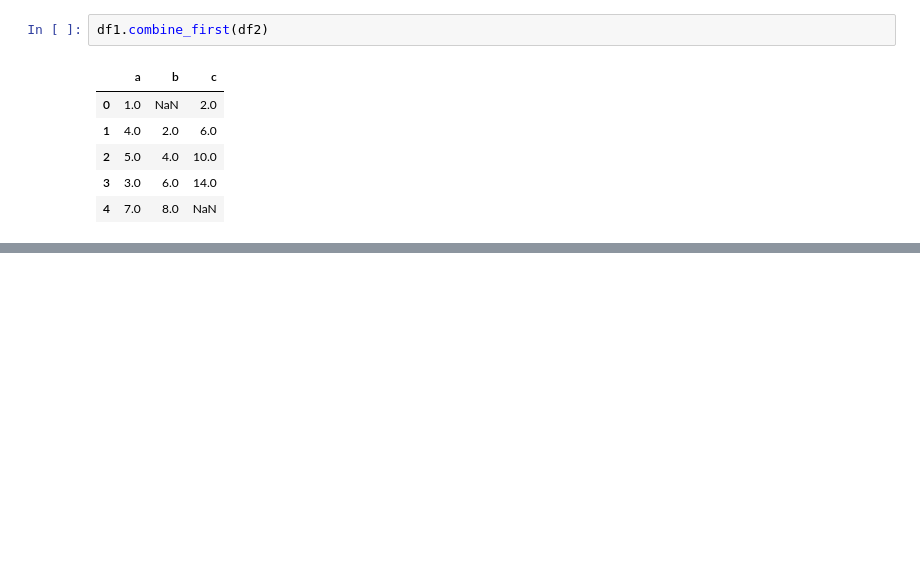
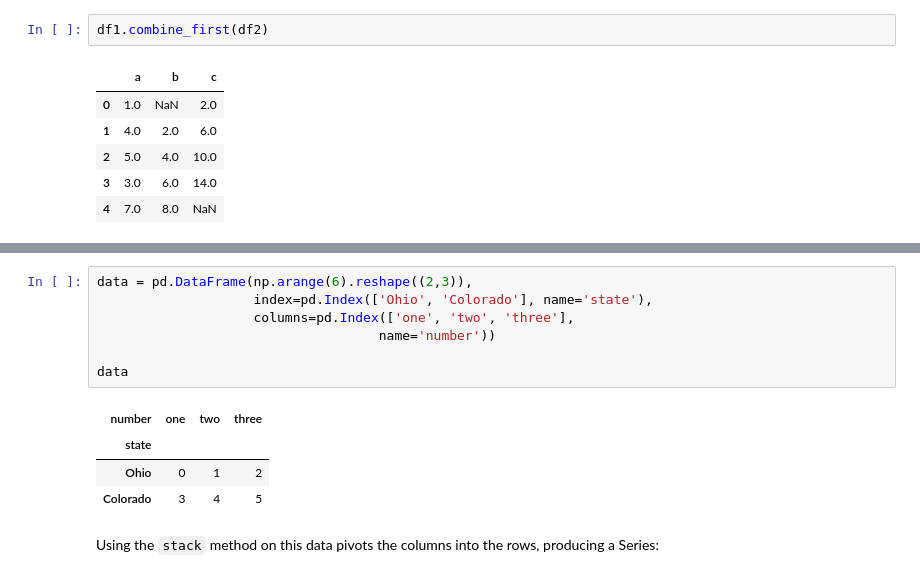
Before and after one commit to colinat/pandas, a Jupyter notebook: datawrang.ipynb, the cells around one changed output, grey strips where cells are left out. Drawn from its saved outputs; the diff is of its cells as text; blank space fills up the shorter version.

```diff
--- a/datawrang.ipynb
+++ b/datawrang.ipynb
@@ -919,0 +936,14 @@ df1.combine_first(df2)
+# %%
+data = pd.DataFrame(np.arange(6).reshape((2,3)),
+                    index=pd.Index(['Ohio', 'Colorado'], name='state'),
+                    columns=pd.Index(['one', 'two', 'three'],
+                                    name='number'))
+
+data
+# %% [output]
+| number | one | two | three |
+| state |  |  |  |
+| Ohio | 0 | 1 | 2 |
+| Colorado | 3 | 4 | 5 |
+# %% [markdown]
+Using the `stack` method on this data pivots the columns into the rows, producing a Series:
```
Also changed, not shown: parts of 17 cells of this notebook.
